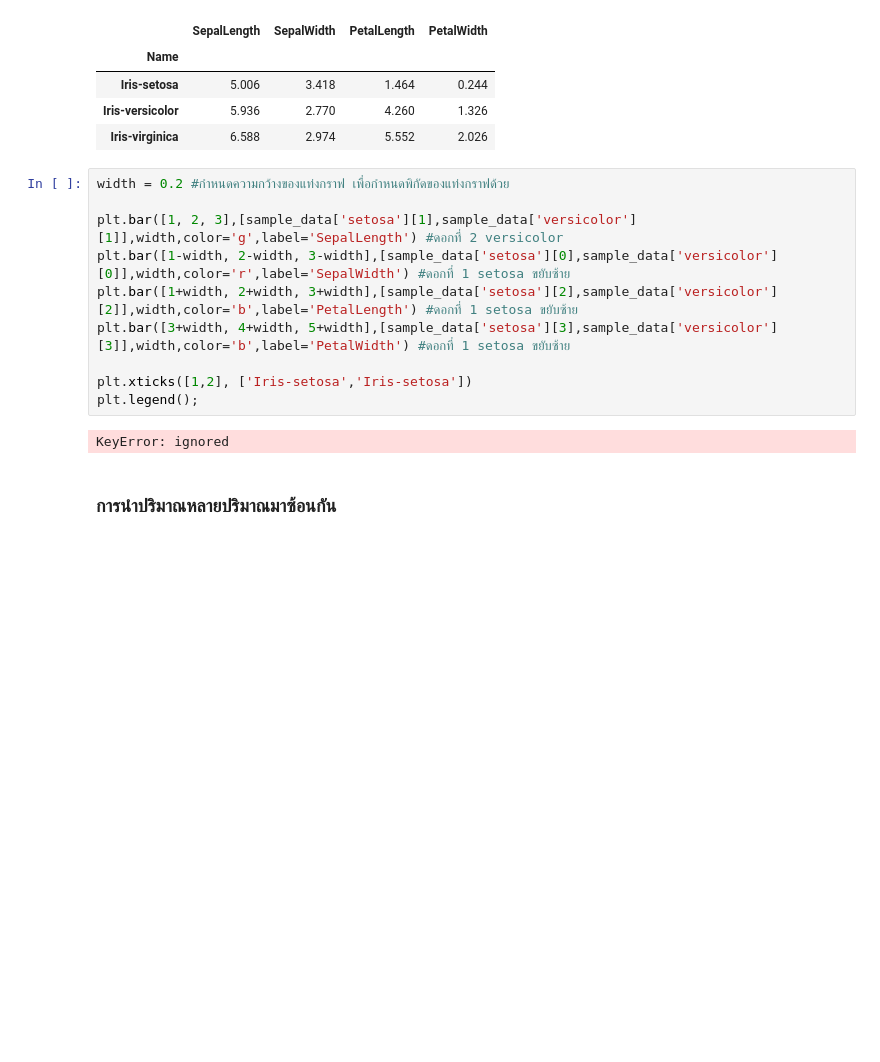
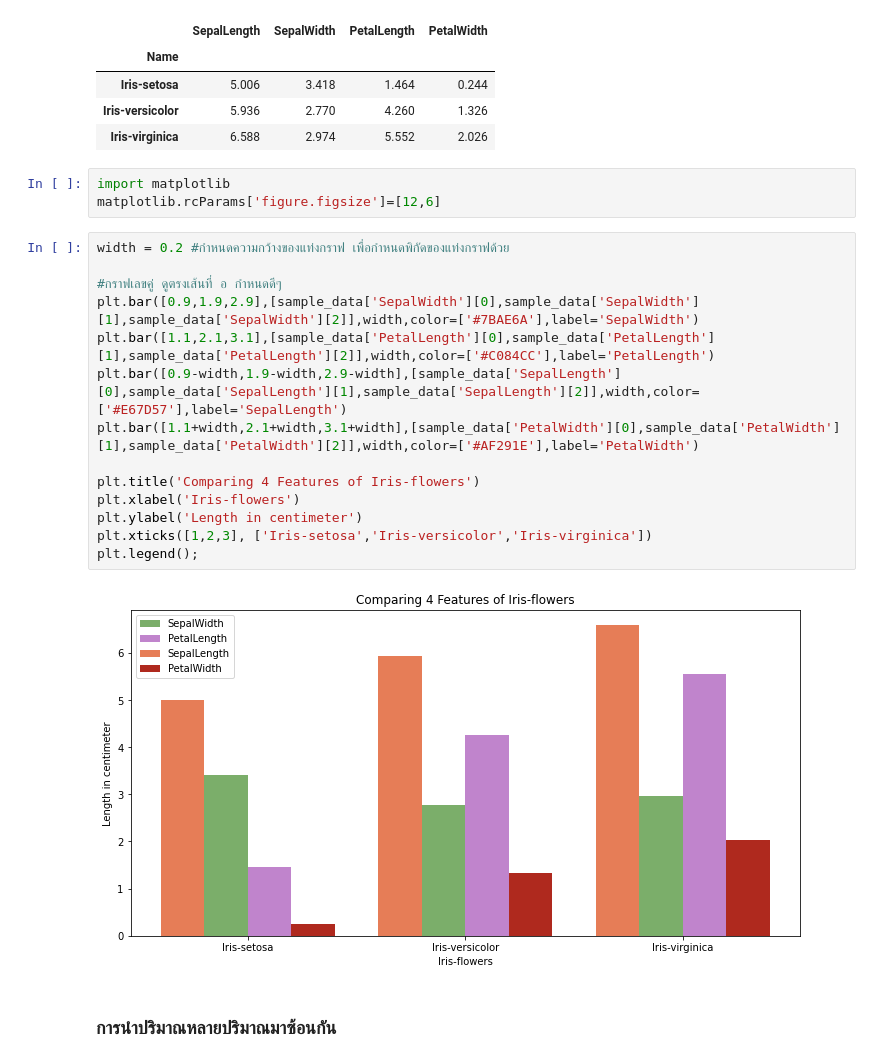
Before and after one commit to bunnybbear/BasicProg_DataViz65, a Jupyter notebook: DataViz04_Data_Comparison.ipynb, the cells around one changed output. Cells and saved outputs as stored; diff of their text form; blank space fills up the shorter version.

```diff
--- a/DataViz04_Data_Comparison.ipynb
+++ b/DataViz04_Data_Comparison.ipynb
@@ -270,18 +271,25 @@ sample_data
 | Iris-setosa | 5.006 | 3.418 | 1.464 | 0.244 |
 | Iris-versicolor | 5.936 | 2.770 | 4.260 | 1.326 |
 | Iris-virginica | 6.588 | 2.974 | 5.552 | 2.026 |
-# %%
-width = 0.2 #กำหนดความกว้างของแท่งกราฟ เพื่อกำหนดพิกัดของแท่งกราฟด้วย
-
-plt.bar([1, 2, 3],[sample_data['setosa'][1],sample_data['versicolor'][1]],width,color='g',label='SepalLength') #ดอกที่ 2 versicolor
-plt.bar([1-width, 2-width, 3-width],[sample_data['setosa'][0],sample_data['versicolor'][0]],width,color='r',label='SepalWidth') #ดอกที่ 1 setosa ขยับซ้าย
-plt.bar([1+width, 2+width, 3+width],[sample_data['setosa'][2],sample_data['versicolor'][2]],width,color='b',label='PetalLength') #ดอกที่ 1 setosa ขยับซ้าย
-plt.bar([3+width, 4+width, 5+width],[sample_data['setosa'][3],sample_data['versicolor'][3]],width,color='b',label='PetalWidth') #ดอกที่ 1 setosa ขยับซ้าย
-
-plt.xticks([1,2], ['Iris-setosa','Iris-setosa'])
-plt.legend();
-# %% [output]
-KeyError: ignored
+# %%
+import matplotlib
+matplotlib.rcParams['figure.figsize']=[12,6]
+# %%
+width = 0.2 #กำหนดความกว้างของแท่งกราฟ เพื่อกำหนดพิกัดของแท่งกราฟด้วย
+
+#กราฟเลขคู่ ดูตรงเส้นที่ อ กำหนดดีๆ
+plt.bar([0.9,1.9,2.9],[sample_data['SepalWidth'][0],sample_data['SepalWidth'][1],sample_data['SepalWidth'][2]],width,color=['#7BAE6A'],label='SepalWidth')
+plt.bar([1.1,2.1,3.1],[sample_data['PetalLength'][0],sample_data['PetalLength'][1],sample_data['PetalLength'][2]],width,color=['#C084CC'],label='PetalLength')
+plt.bar([0.9-width,1.9-width,2.9-width],[sample_data['SepalLength'][0],sample_data['SepalLength'][1],sample_data['SepalLength'][2]],width,color=['#E67D57'],label='SepalLength')
+plt.bar([1.1+width,2.1+width,3.1+width],[sample_data['PetalWidth'][0],sample_data['PetalWidth'][1],sample_data['PetalWidth'][2]],width,color=['#AF291E'],label='PetalWidth')
+
+plt.title('Comparing 4 Features of Iris-flowers')
+plt.xlabel('Iris-flowers')
+plt.ylabel('Length in centimeter')
+plt.xticks([1,2,3], ['Iris-setosa','Iris-versicolor','Iris-virginica'])
+plt.legend();
+# %% [output]
+[figure, added]
 # %% [markdown]
 ### การนำปริมาณหลายปริมาณมาซ้อนกัน
 # %% [markdown]
```
Also changed, not shown: parts of 21 cells of this notebook.
